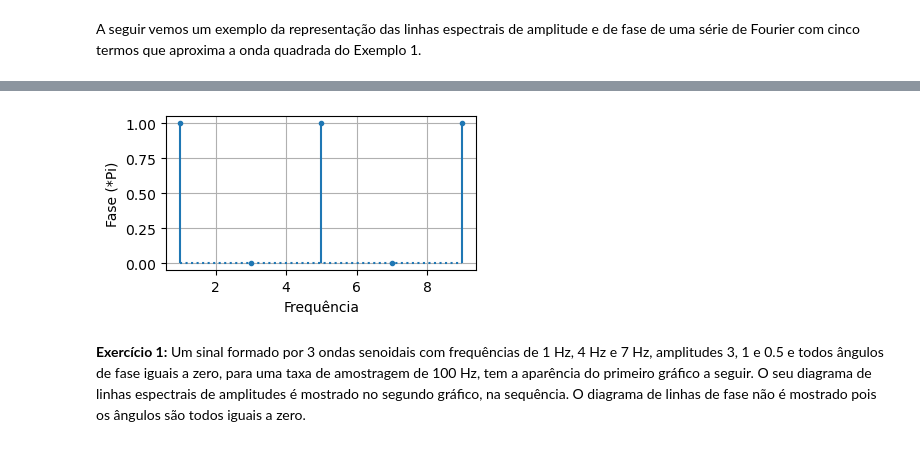
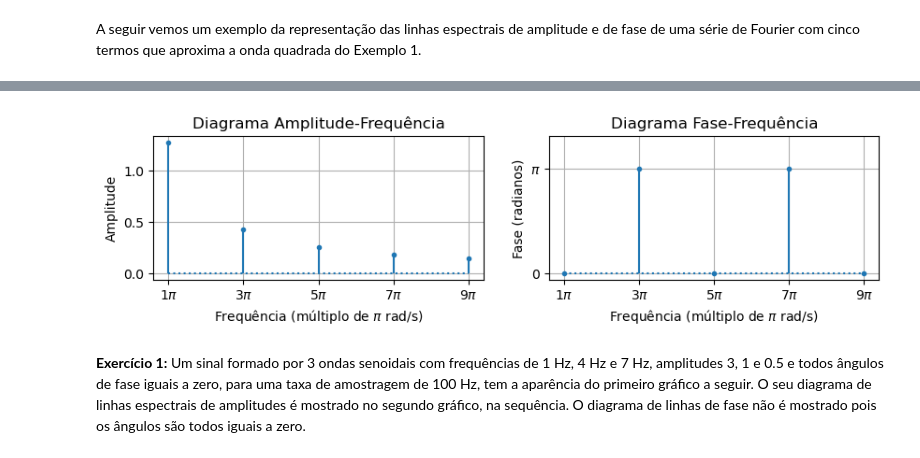
Before and after one commit to tiagoburiol/MatComp_IV, a Jupyter notebook: 03_dominios_de_frequencia_e_tempo.ipynb, the cells around one changed output, grey strips where cells are left out. Cells and saved outputs as stored; diff of their text form; code cells hidden in the pictures.

```diff
--- a/03_dominios_de_frequencia_e_tempo.ipynb
+++ b/03_dominios_de_frequencia_e_tempo.ipynb
@@ -64,15 +56,33 @@ plt.show()
-# %%
-freq = np.arange(1,10,2)
-plt.figure(figsize = (4, 2))
-plt.stem(freq , (-1)**(freq//2)>0,
-         markerfmt=".", basefmt=":")
-
-plt.xlabel( 'Frequência' )
-plt.ylabel( 'Fase (*Pi)' )
-plt.grid()
-plt.show()
-# %% [output]
-[figure, removed]
+# %%
+frequencias = np.array([1, 3, 5, 7, 9])
+amplitudes = 4 / (frequencias * np.pi)
+fases = np.array([0, np.pi, 0, np.pi, 0])
+
+
+fig, (ax1, ax2) = plt.subplots(1, 2, figsize=(10, 2))
+
+ax1.stem(frequencias , amplitudes,markerfmt=".", basefmt=":")
+ax1.set_title('Diagrama Amplitude-Frequência')
+ax1.set_xlabel('Frequência (múltiplo de $\\pi$ rad/s)')
+ax1.set_ylabel('Amplitude')
+ax1.set_xticks(frequencias)
+ax1.set_xticklabels([f'${n}\\pi$' for n in frequencias])
+ax1.grid()
+
+ax2.stem(frequencias, fases,markerfmt=".", basefmt=":")
+ax2.set_title('Diagrama Fase-Frequência')
+ax2.set_xlabel('Frequência (múltiplo de $\\pi$ rad/s)')
+ax2.set_ylabel('Fase (radianos)')
+ax2.set_xticks(frequencias)
+ax2.set_xticklabels([f'${n}\\pi$' for n in frequencias])
+ax2.set_yticks([0, np.pi])
+ax2.set_ylim(-0.2, np.pi +1)
+ax2.set_yticklabels(['$0$', '$\\pi$'])
+ax2.grid()
+
+plt.show()
+# %% [output]
+[figure, added]
 # %% [markdown]
 **Exercício 1:**
 Um sinal formado por 3 ondas senoidais com frequências de 1 Hz, 4 Hz e 7 Hz, amplitudes 3, 1 e 0.5 e todos ângulos de fase iguais a zero, para uma taxa de amostragem de 100 Hz, tem a aparência do primeiro gráfico a seguir. O seu diagrama de linhas espectrais de amplitudes é mostrado no segundo gráfico, na sequência. O diagrama de linhas de fase não é mostrado pois os ângulos são todos iguais a zero.
```
Also changed, not shown: parts of 13 cells of this notebook.
